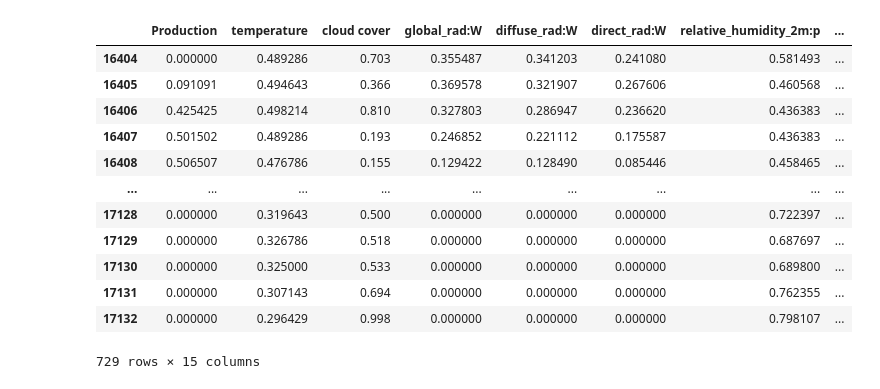
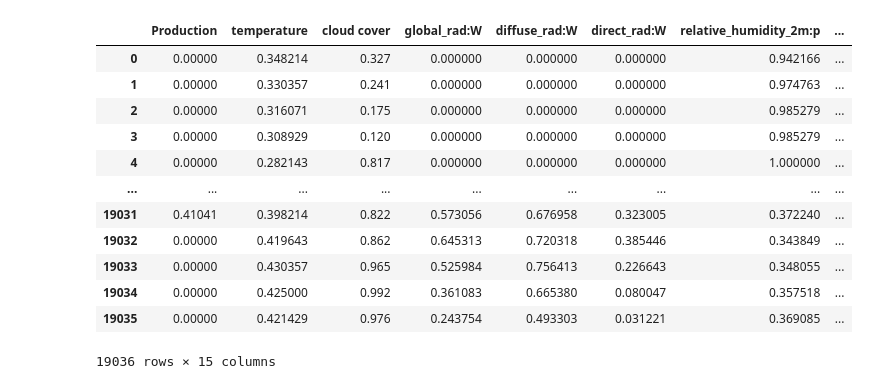
Before and after one commit to xalil8/solar_time_series_forecast, a Jupyter notebook: different_encoding.ipynb, the cells around one changed output. Cells and saved outputs as stored; diff of their text form; code cells hidden in the pictures.

```diff
--- a/different_encoding.ipynb
+++ b/different_encoding.ipynb
@@ -1,26 +1,14 @@
-# %%
-import numpy as np
-import pandas as pd
-pd.set_option("max_columns",None)
-from sklearn.linear_model import LinearRegression, Ridge
-
-import matplotlib.pyplot as plt
-import seaborn as sns
-from sklearn.preprocessing import MinMaxScaler
-import tensorflow as tf
-from sklearn.metrics import mean_squared_error, mean_absolute_error,make_scorer,r2_score,mean_absolute_percentage_error
-from sklearn.model_selection import train_test_split,cross_val_score
-from sklearn.linear_model import Lasso, Ridge, SGDRegressor,LinearRegression,RidgeCV,ElasticNet
-from sklearn.ensemble import RandomForestRegressor, ExtraTreesRegressor
-from sklearn.preprocessing import LabelEncoder,OneHotEncoder,StandardScaler,RobustScaler
-from xgboost import XGBRegressor
-from sklearn.neighbors import KNeighborsRegressor
-from sklearn.ensemble import GradientBoostingRegressor
-from sklearn.tree import ExtraTreeRegressor,DecisionTreeRegressor
-import xgboost as xgb
-from sklearn.metrics import mean_squared_error, mean_absolute_error,make_scorer,r2_score,mean_absolute_percentage_error,explained_variance_score
-
-pd.set_option('max_columns', 200)
+# %%
+import numpy as np
+import pandas as pd
+#import matplotlib.pyplot as plt
+#import seaborn as sns
+pd.set_option('max_columns', 50)
+from sklearn.linear_model import Ridge, Lasso
+from sklearn.metrics import mean_squared_error, mean_absolute_error,make_scorer,r2_score,mean_absolute_percentage_error,explained_variance_score
+
+from sklearn.preprocessing import MinMaxScaler
+import plotly.graph_objects as go
 # %%
 #df = pd.ExcelFile('C:/Users/halil/Desktop/soalr_data.xlsx').parse('sheet 1')
 weather_raw = pd.read_excel('C:/Users/halil/Desktop/soalr_data.xlsx',sheet_name="weather")
@@ -41,24 +29,22 @@ dataset["month"] = conversion.apply(lambda x:int(x[5:7]))
 dataset["day"] = conversion.apply(lambda x:int(x[8:10]))
 dataset["hour"] = conversion.apply(lambda x:int(x[11:13]))
 onehot_encoded = dataset.drop(["Date"],axis=1)
-# %%
-a = onehot_encoded.loc[onehot_encoded["year"] == 2021]
-b = a.loc[a["month"]== 12]
-b
-# %% [output]
-|  | Production | temperature | cloud cover | global_rad:W | diffuse_rad:W | direct_rad:W | relative_humidity_2m:p | ... |
-| 16404 | 0.000000 | 0.489286 | 0.703 | 0.355487 | 0.341203 | 0.241080 | 0.581493 | ... |
-| 16405 | 0.091091 | 0.494643 | 0.366 | 0.369578 | 0.321907 | 0.267606 | 0.460568 | ... |
-| 16406 | 0.425425 | 0.498214 | 0.810 | 0.327803 | 0.286947 | 0.236620 | 0.436383 | ... |
-| 16407 | 0.501502 | 0.489286 | 0.193 | 0.246852 | 0.221112 | 0.175587 | 0.436383 | ... |
-| 16408 | 0.506507 | 0.476786 | 0.155 | 0.129422 | 0.128490 | 0.085446 | 0.458465 | ... |
-| ... | ... | ... | ... | ... | ... | ... | ... | ... |
-| 17128 | 0.000000 | 0.319643 | 0.500 | 0.000000 | 0.000000 | 0.000000 | 0.722397 | ... |
-| 17129 | 0.000000 | 0.326786 | 0.518 | 0.000000 | 0.000000 | 0.000000 | 0.687697 | ... |
-| 17130 | 0.000000 | 0.325000 | 0.533 | 0.000000 | 0.000000 | 0.000000 | 0.689800 | ... |
-| 17131 | 0.000000 | 0.307143 | 0.694 | 0.000000 | 0.000000 | 0.000000 | 0.762355 | ... |
-| 17132 | 0.000000 | 0.296429 | 0.998 | 0.000000 | 0.000000 | 0.000000 | 0.798107 | ... |
-729 rows × 15 columns
+# %%
+onehot_encoded
+# %% [output]
+|  | Production | temperature | cloud cover | global_rad:W | diffuse_rad:W | direct_rad:W | relative_humidity_2m:p | ... |
+| 0 | 0.00000 | 0.348214 | 0.327 | 0.000000 | 0.000000 | 0.000000 | 0.942166 | ... |
+| 1 | 0.00000 | 0.330357 | 0.241 | 0.000000 | 0.000000 | 0.000000 | 0.974763 | ... |
+| 2 | 0.00000 | 0.316071 | 0.175 | 0.000000 | 0.000000 | 0.000000 | 0.985279 | ... |
+| 3 | 0.00000 | 0.308929 | 0.120 | 0.000000 | 0.000000 | 0.000000 | 0.985279 | ... |
+| 4 | 0.00000 | 0.282143 | 0.817 | 0.000000 | 0.000000 | 0.000000 | 1.000000 | ... |
+| ... | ... | ... | ... | ... | ... | ... | ... | ... |
+| 19031 | 0.41041 | 0.398214 | 0.822 | 0.573056 | 0.676958 | 0.323005 | 0.372240 | ... |
+| 19032 | 0.00000 | 0.419643 | 0.862 | 0.645313 | 0.720318 | 0.385446 | 0.343849 | ... |
+| 19033 | 0.00000 | 0.430357 | 0.965 | 0.525984 | 0.756413 | 0.226643 | 0.348055 | ... |
+| 19034 | 0.00000 | 0.425000 | 0.992 | 0.361083 | 0.665380 | 0.080047 | 0.357518 | ... |
+| 19035 | 0.00000 | 0.421429 | 0.976 | 0.243754 | 0.493303 | 0.031221 | 0.369085 | ... |
+19036 rows × 15 columns
 # %%
 def calculate_ridge(train_x,test_x,train_y,test_y):
     ridge_reg = Ridge(alpha=1)
```
Also changed, not shown: parts of 3 cells of this notebook, 3 other files.
